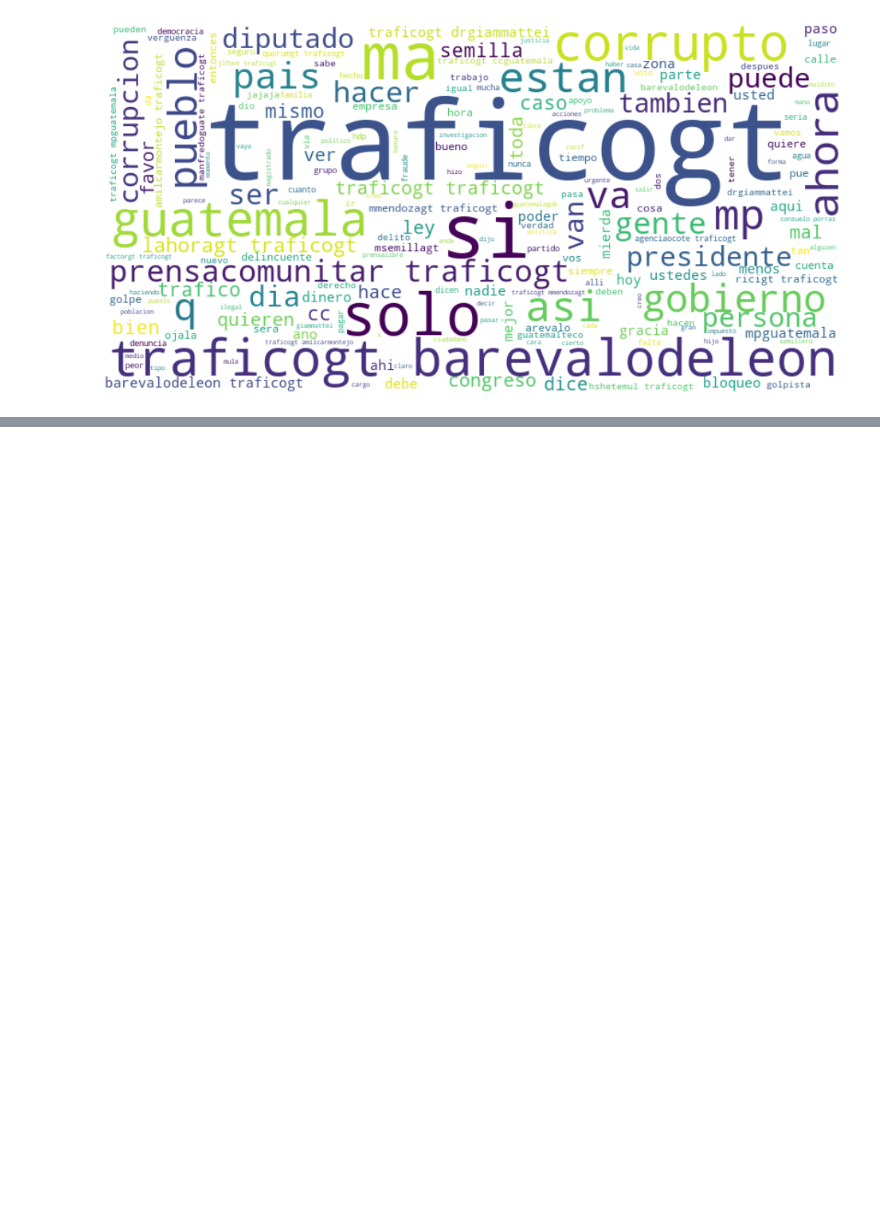
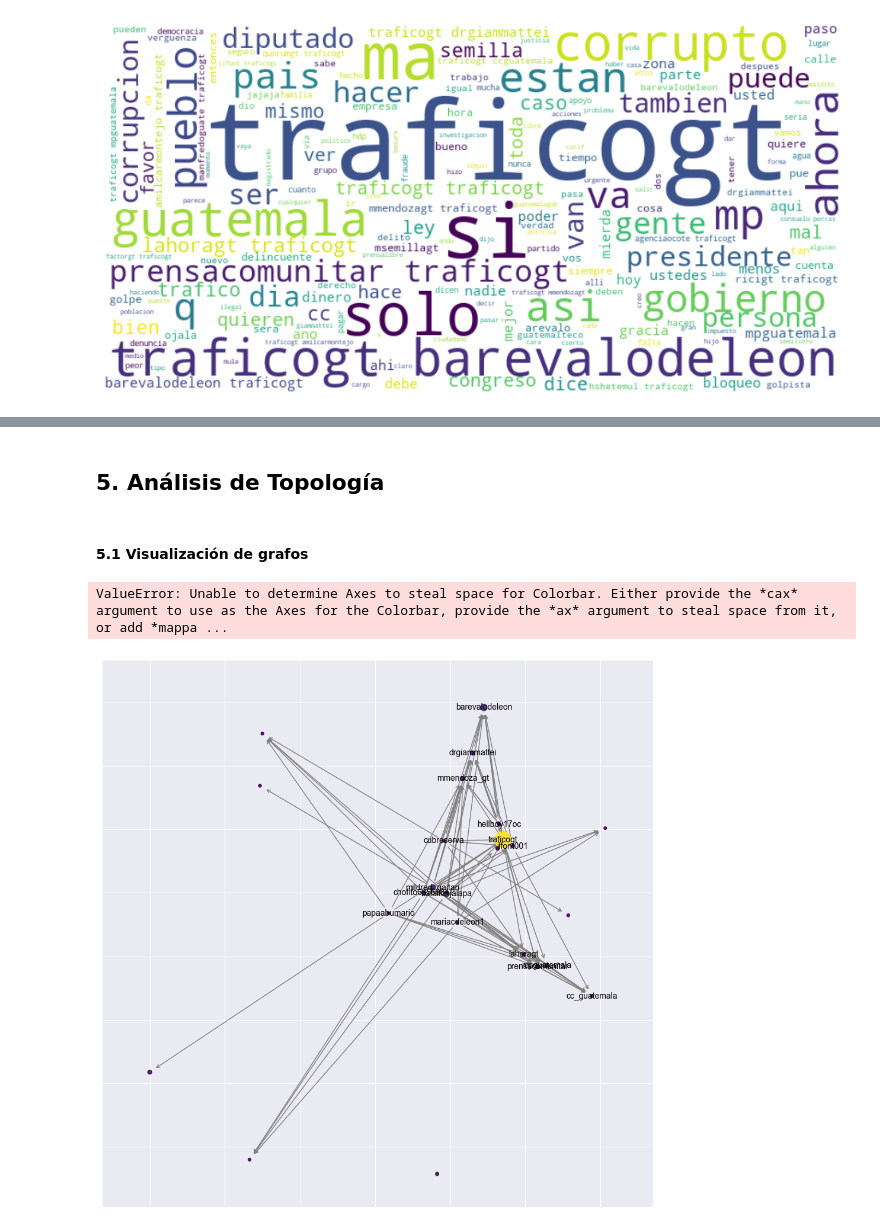
Before and after one commit to FranzCastillo/Social-Network-Analysis, a Jupyter notebook: src/analysis.ipynb, the cells around one changed output, grey strips where cells are left out. Cells and saved outputs as stored; diff of their text form; code cells hidden in the pictures; blank space fills up the shorter version.

Commit message:
Graphs Drawn

```diff
--- a/src/analysis.ipynb
+++ b/src/analysis.ipynb
@@ -205,0 +216,40 @@ get_word_cloud(df_trafico, 'processed_text')
+# %% [markdown]
+## 5. Análisis de Topología
+# %% [markdown]
+#### 5.1 Visualización de grafos
+# %%
+def visualize_graph(G, title, top_n=25):
+    # Calculate degree centrality to filter the top N nodes
+    degree_centrality = nx.degree_centrality(G)
+
+    # Sort nodes by degree centrality and keep only the top N
+    top_nodes = sorted(degree_centrality, key=degree_centrality.get, reverse=True)[:top_n]
+    subgraph = G.subgraph(top_nodes)  # Create a subgraph with only the top N nodes
+
+    plt.figure(figsize=(12, 12))
+    pos = nx.spring_layout(subgraph, k=0.1)
+
+    # Draw nodes with size and color based on degree centrality
+    node_size = [degree_centrality[node] * 1000 for node in subgraph]  # Scale node size
+    node_color = [degree_centrality[node] for node in subgraph]  # Color based on centrality
+    nx.draw_networkx_nodes(subgraph, pos, node_size=node_size, node_color=node_color, cmap=plt.cm.viridis, alpha=0.9)
+
+    # Draw edges
+    nx.draw_networkx_edges(subgraph, pos, arrowstyle='->', arrowsize=10, edge_color='gray')
+
+    # Draw labels for all the nodes
+    degrees = dict(subgraph.degree())
+    nx.draw_networkx_labels(subgraph, pos, labels={node: node for node, degree in degrees.items() if degree > 5}, font_size=10)
+
+    # Add a color bar for degree centrality
+    sm = plt.cm.ScalarMappable(cmap=plt.cm.viridis, norm=plt.Normalize(vmin=min(degree_centrality.values()), vmax=max(degree_centrality.values())))
+    sm.set_array([])
+    plt.colorbar(sm, label='Degree Centrality')
+
+    plt.title(f"{title} - Top {top_n} Nodes by Degree Centrality")
+    plt.show()
+# %%
+visualize_graph(G_trafico, 'Grafo de interacciones de TraficoGT')
+# %% [output]
+ValueError: Unable to determine Axes to steal space for Colorbar. Either provide the *cax* argument to use as the Axes for the Colorbar, provide the *ax* argument to steal space from it, or add *mappa ...
+[figure, added]
```
Also changed, not shown: parts of 2 cells of this notebook.
